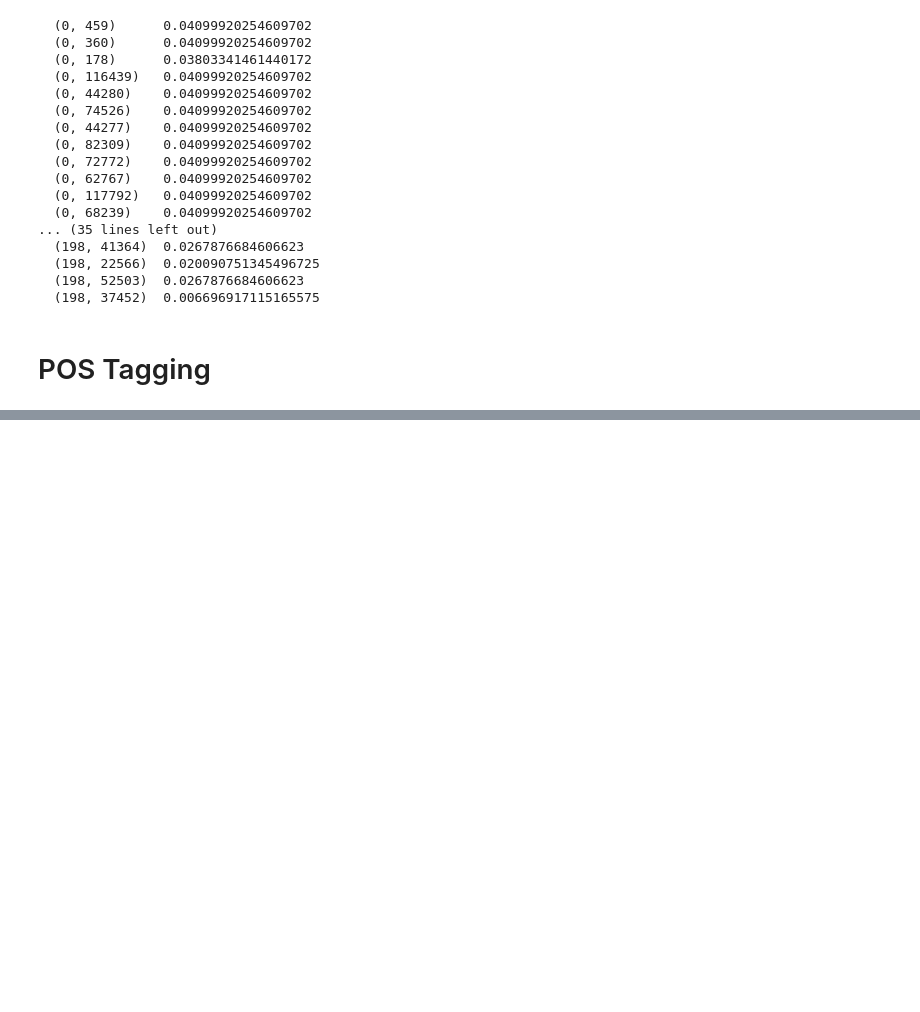
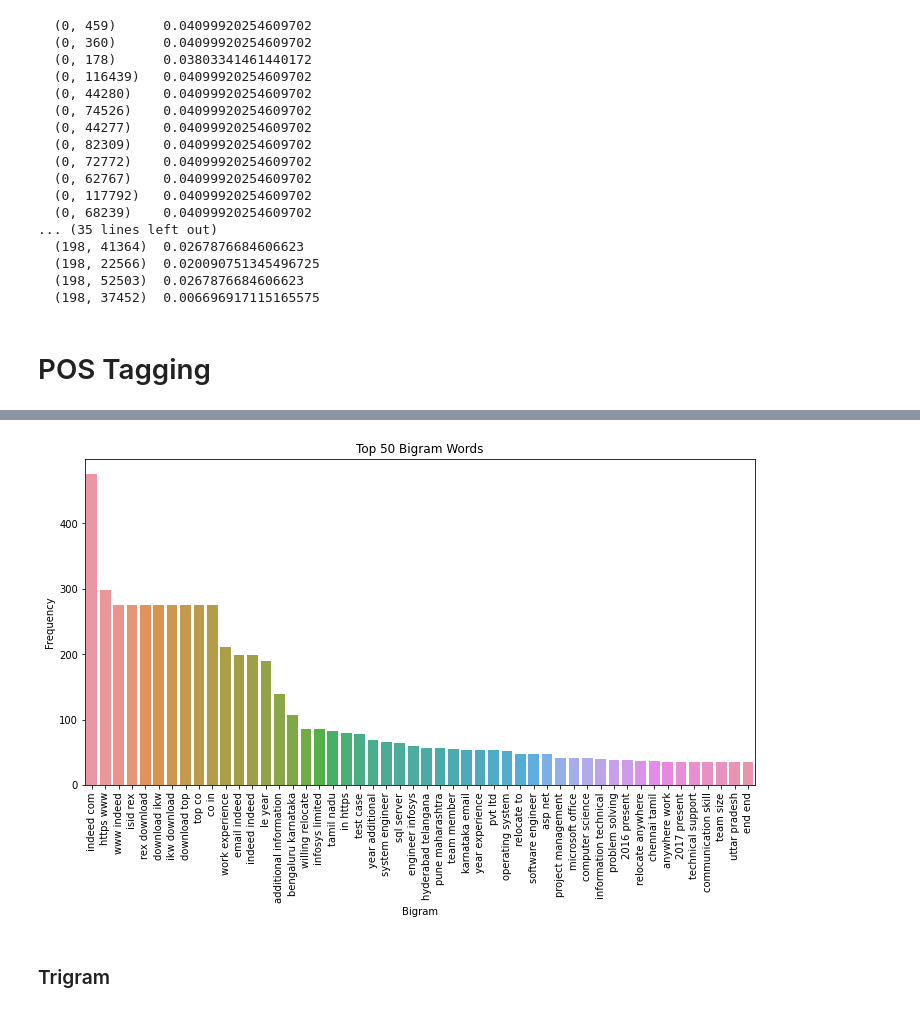
Before and after one commit to zyadalazazi/resume_extraction_team_zeros, a Jupyter notebook: NER - Resume Extraction.ipynb, the cells around one changed output, grey strips where cells are left out. Drawn from its saved outputs; the diff is of its cells as text; code cells hidden in the pictures; blank space fills up the shorter version.

```diff
--- a/NER - Resume Extraction.ipynb
+++ b/NER - Resume Extraction.ipynb
@@ -387,0 +527,10 @@ year NOUN
+# %%
+def get_top_n_words(x, n):
+  vec = CountVectorizer(ngram_range=(2, 2)).fit(x)
+  bow = vec.transform(x)
+  sum_words = bow.sum(axis = 0)
+  words_freq = [(word, sum_words[0, idx]) for word, idx in vec.vocabulary_.items()]
+  words_freq = sorted(words_freq, key = lambda x: x[1], reverse = True)
+  return words_freq[:n]
+# %%
+words = get_top_n_words(clean_resumes['content'], 50)
@@ -387,0 +557,3 @@ year NOUN
+# %%
+df2 = pd.DataFrame(words, columns = ['Bigram', 'Frequency'])
+df2
@@ -387,0 +578,10 @@ year NOUN
+# %%
+plt.figure(figsize = (12, 6))
+g = sns.barplot(data = df2, x = 'Bigram', y = 'Frequency');
+g.set_xticklabels(df2['Bigram'], rotation=90)
+plt.title('Top 50 Bigram Words')
+plt.show()
+# %% [output]
+[figure, added]
+# %% [markdown]
+### Trigram
```
Also changed, not shown: parts of 40 cells of this notebook.
